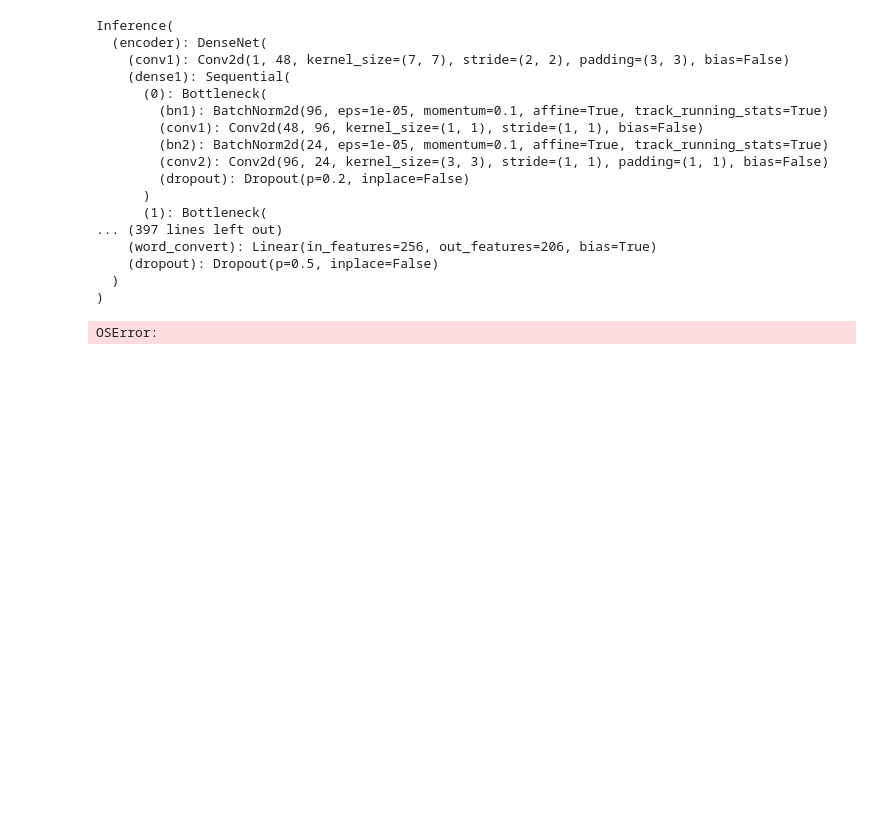
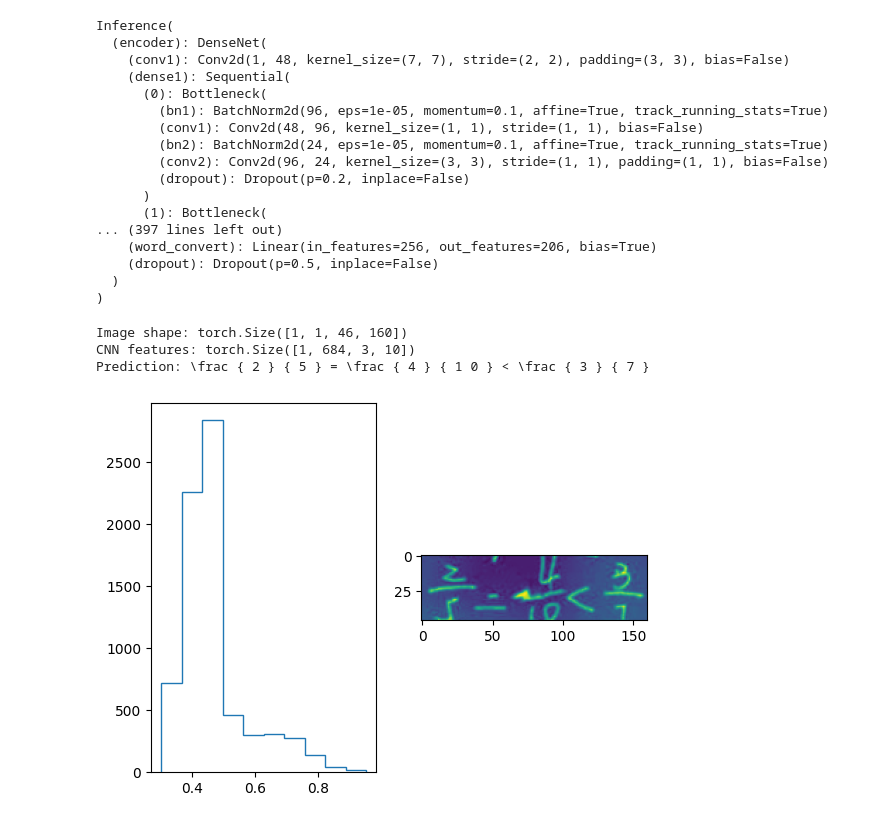
Before and after one commit to Rembie01/CAN, a Jupyter notebook: single_inference.ipynb, the cells around one changed output. Cells and saved outputs as stored; diff of their text form; code cells hidden in the pictures; blank space fills up the shorter version.

```diff
--- a/single_inference.ipynb
+++ b/single_inference.ipynb
@@ -49,36 +49,40 @@ Inference(
 )
 # %%
 import os, random
+# path = r"d:\Masterproef\echmer\data\Televic\png_files"
 path = r"D:\Masterproef\echmer\data\MLHME-38K\train_set\train_images"
-image_path = path + '\\' + random.choice(os.listdir(r"D:\Masterproef\echmer\data\MLHME-38K\train_set\train_images"))
+image_path = path + '\\' + random.choice(os.listdir(path))
 #image_path = r'D:\Masterproef\echmer\data\MLHME-38K\train_set\train_images\train_0.jpg'
 
 try:
     im = Image.open(image_path).convert('L')
 except:
     raise IOError
 img = to_tensor(im)
 im.close()
 img = 1 - img
 
-max, min = torch.max(img), torch.min(img)
+#max, min = torch.max(img), torch.min(img)
 
-img  = (img-min)/(max-min)
+#img  = (img-min)/(max-min)
 
 counts, bins = np.histogram(img.permute(1, 2, 0))
 fig, (ax1, ax2) = plt.subplots(1,2)
 ax1.stairs(counts, bins)
 ax2.imshow(img.permute(1, 2, 0))
 img = img.unsqueeze(0)
 print('Image shape:', img.shape)
 
 with torch.no_grad():
     img = img.to(device)
 
     probs, _ = model(img, os.path.join(params['decoder']['net']))
 
     prediction = words.decode(probs)
 
 print(f'Prediction: {prediction}')
 # %% [output]
-OSError:
+Image shape: torch.Size([1, 1, 46, 160])
+CNN features: torch.Size([1, 684, 3, 10])
+Prediction: \frac { 2 } { 5 } = \frac { 4 } { 1 0 } < \frac { 3 } { 7 }
+[figure, added]
```
Also changed, not shown: 13 other files.
